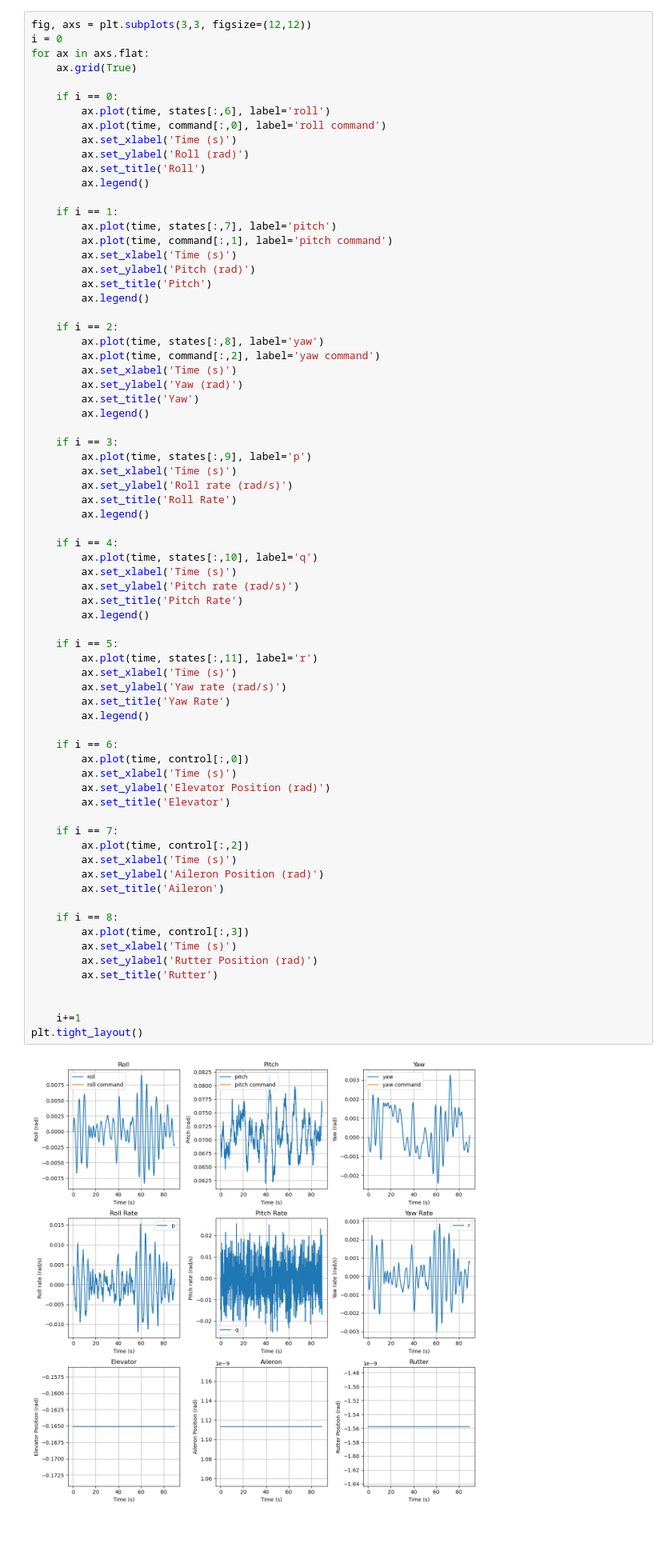
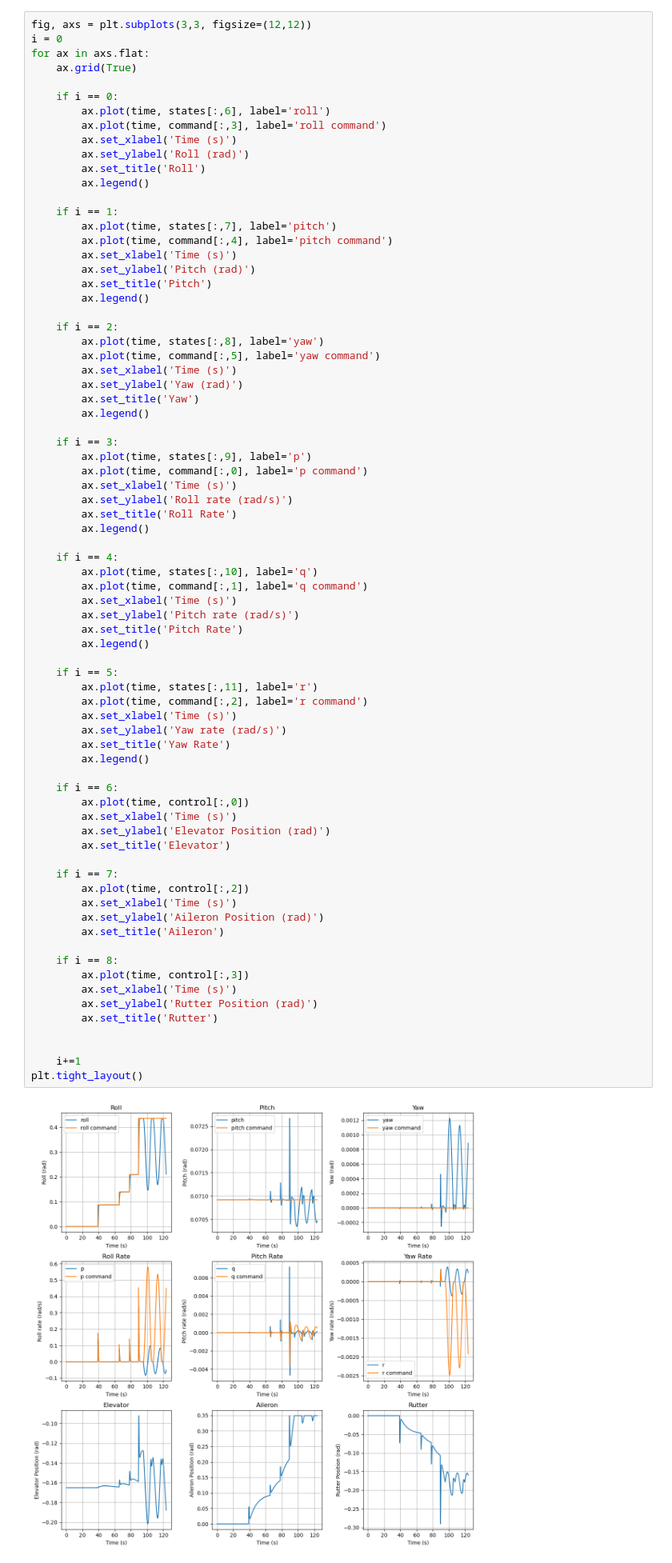
Before and after one commit to kuhnph/MAV, a Jupyter notebook: quickplot.ipynb, the cells around one changed output. Shown at 80% size. Cells and saved outputs as stored; diff of their text form; blank space fills up the shorter version.

```diff
--- a/quickplot.ipynb
+++ b/quickplot.ipynb
@@ -20,7 +20,7 @@ for ax in axs.flat:
 
     if i == 0:
         ax.plot(time, states[:,6], label='roll')
-        ax.plot(time, command[:,0], label='roll command')
+        ax.plot(time, command[:,3], label='roll command')
         ax.set_xlabel('Time (s)')
         ax.set_ylabel('Roll (rad)')
         ax.set_title('Roll')
@@ -28,7 +28,7 @@ for ax in axs.flat:
 
     if i == 1:
         ax.plot(time, states[:,7], label='pitch')
-        ax.plot(time, command[:,1], label='pitch command')
+        ax.plot(time, command[:,4], label='pitch command')
         ax.set_xlabel('Time (s)')
         ax.set_ylabel('Pitch (rad)')
         ax.set_title('Pitch')
@@ -36,7 +36,7 @@ for ax in axs.flat:
 
     if i == 2:
         ax.plot(time, states[:,8], label='yaw')
-        ax.plot(time, command[:,2], label='yaw command')
+        ax.plot(time, command[:,5], label='yaw command')
         ax.set_xlabel('Time (s)')
         ax.set_ylabel('Yaw (rad)')
         ax.set_title('Yaw')
@@ -44,6 +44,7 @@ for ax in axs.flat:
 
     if i == 3:
         ax.plot(time, states[:,9], label='p')
+        ax.plot(time, command[:,0], label='p command')
         ax.set_xlabel('Time (s)')
         ax.set_ylabel('Roll rate (rad/s)')
         ax.set_title('Roll Rate')
@@ -51,6 +52,7 @@ for ax in axs.flat:
 
     if i == 4:
         ax.plot(time, states[:,10], label='q')
+        ax.plot(time, command[:,1], label='q command')
         ax.set_xlabel('Time (s)')
         ax.set_ylabel('Pitch rate (rad/s)')
         ax.set_title('Pitch Rate')
@@ -58,34 +60,35 @@ for ax in axs.flat:
 
     if i == 5:
         ax.plot(time, states[:,11], label='r')
+        ax.plot(time, command[:,2], label='r command')
         ax.set_xlabel('Time (s)')
         ax.set_ylabel('Yaw rate (rad/s)')
         ax.set_title('Yaw Rate')
         ax.legend()
 
     if i == 6:
         ax.plot(time, control[:,0])
         ax.set_xlabel('Time (s)')
         ax.set_ylabel('Elevator Position (rad)')
         ax.set_title('Elevator')
 
     if i == 7:
         ax.plot(time, control[:,2])
         ax.set_xlabel('Time (s)')
         ax.set_ylabel('Aileron Position (rad)')
         ax.set_title('Aileron')
 
     if i == 8:
         ax.plot(time, control[:,3])
         ax.set_xlabel('Time (s)')
         ax.set_ylabel('Rutter Position (rad)')
         ax.set_title('Rutter')
 
 
     i+=1
 plt.tight_layout()
 # %% [output]
-[figure, old version]
+[figure, new version]
 # %%
 fig, axs = plt.subplots(2,3, figsize=(12,6))
 plt.tight_layout()
```
Also changed, not shown: parts of 1 cell of this notebook, 10 other files.
